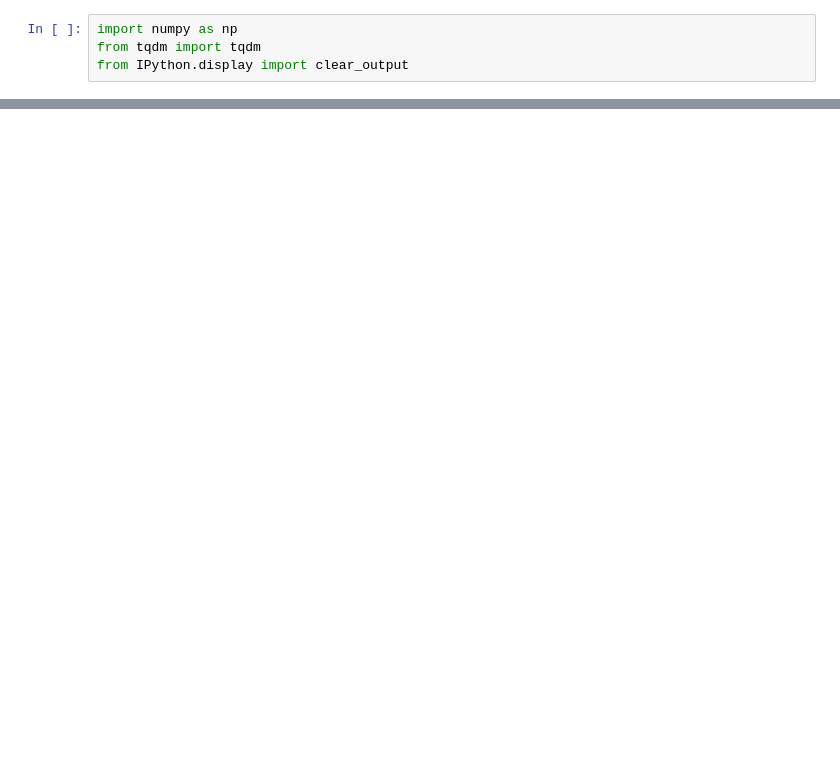
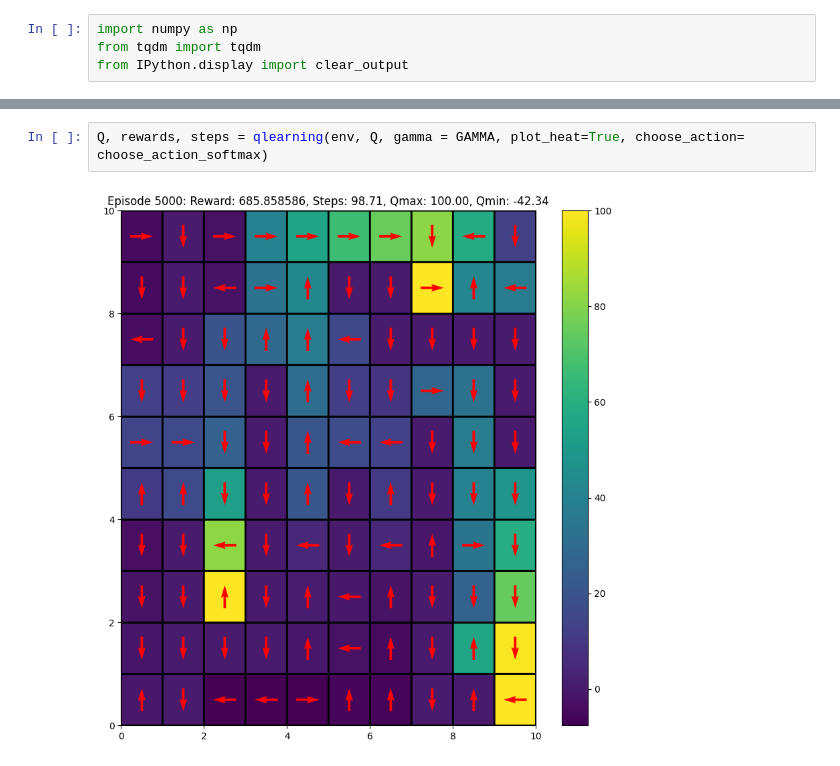
Before and after one commit to anish-glitch007/mazefinder-rl, a Jupyter notebook: Q_learning_SARSA.ipynb, the cells around one changed output, grey strips where cells are left out. Drawn from its saved outputs; the diff is of its cells as text; blank space fills up the shorter version.

```diff
--- a/Q_learning_SARSA.ipynb
+++ b/Q_learning_SARSA.ipynb
@@ -126,0 +281,4 @@ Q, rewards, steps = sarsa(gw, Q, gamma = gamma, plot_heat=True, choose_action= c
+# %%
+Q, rewards, steps = qlearning(env, Q, gamma = GAMMA, plot_heat=True, choose_action= choose_action_softmax)
+# %% [output]
+[figure, added]
```
Also changed, not shown: parts of 25 cells of this notebook, 2 other files.
